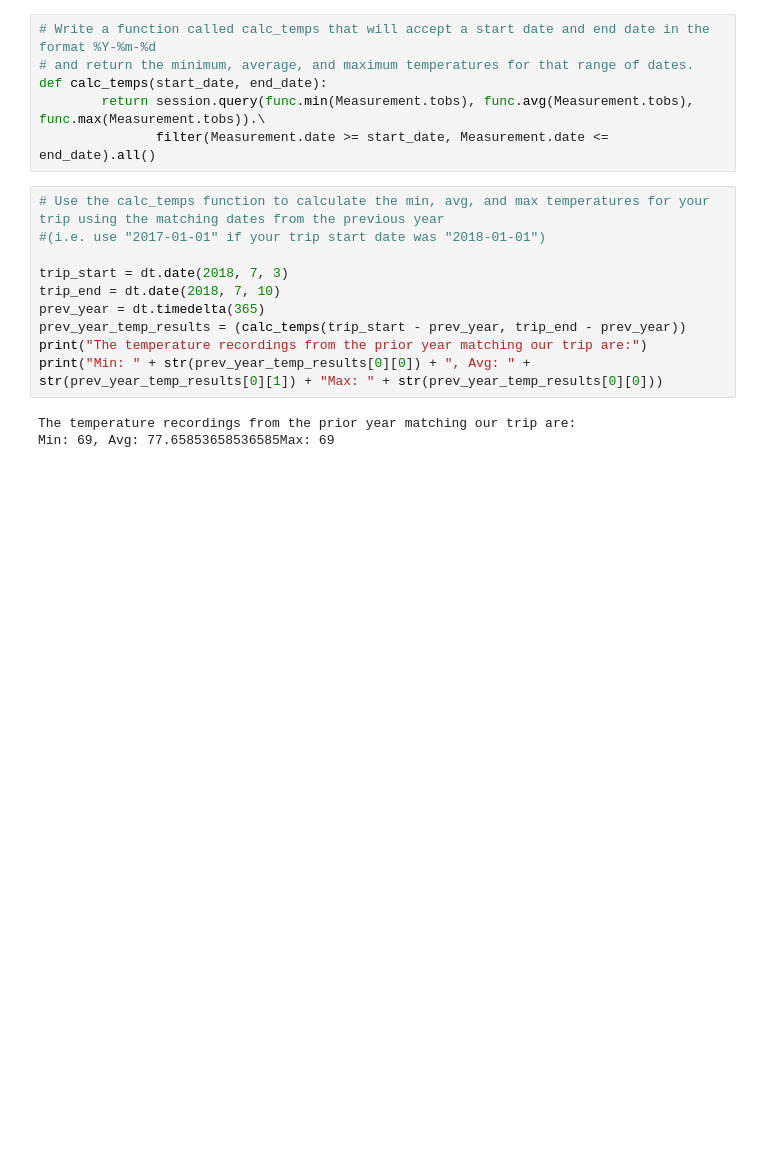
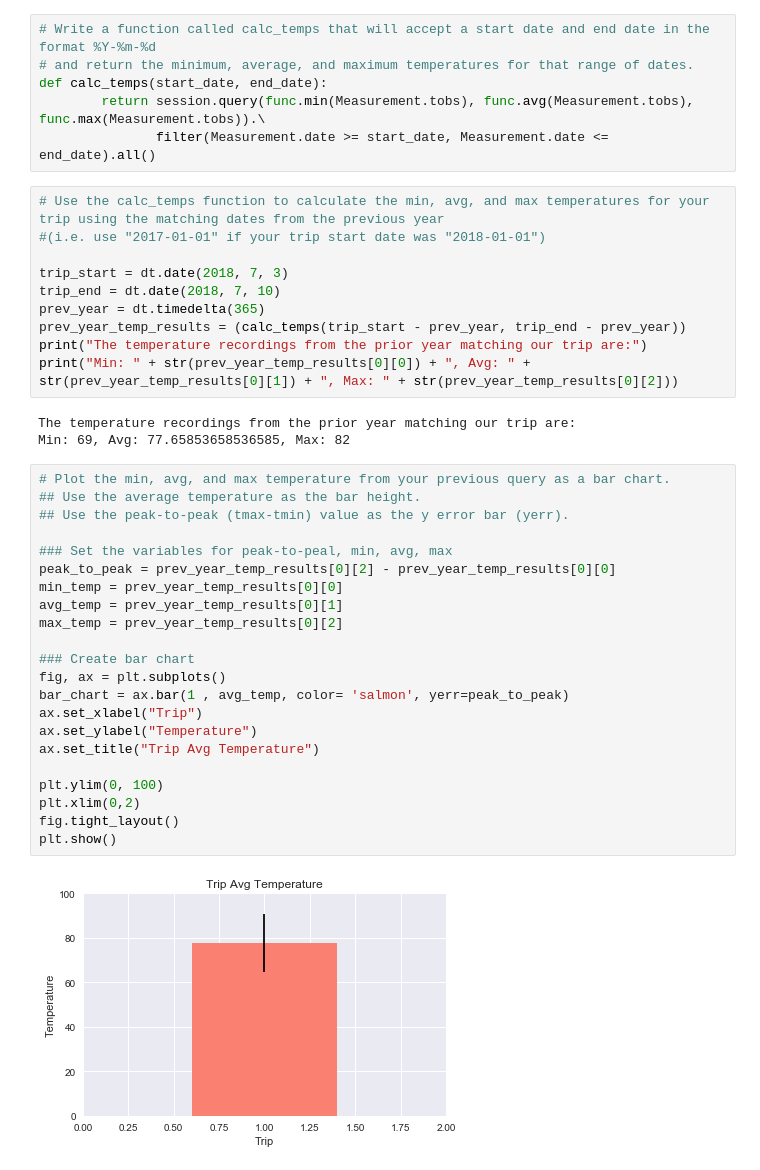
Before and after one commit to navbala/UT-Data-Analytics-Bootcamp, a Jupyter notebook: Homework/Adv Data Storage Retrieval/climate_analysis.ipynb, the cells around one changed output. Cells and saved outputs as stored; diff of their text form; blank space fills up the shorter version.

Commit message:
temperature analysis done

```diff
--- a/Homework/Adv Data Storage Retrieval/climate_analysis.ipynb
+++ b/Homework/Adv Data Storage Retrieval/climate_analysis.ipynb
@@ -189,7 +189,31 @@ trip_end = dt.date(2018, 7, 10)
 prev_year = dt.timedelta(365)
 prev_year_temp_results = (calc_temps(trip_start - prev_year, trip_end - prev_year))
 print("The temperature recordings from the prior year matching our trip are:")
-print("Min: " + str(prev_year_temp_results[0][0]) + ", Avg: " + str(prev_year_temp_results[0][1]) + "Max: " + str(prev_year_temp_results[0][0]))
+print("Min: " + str(prev_year_temp_results[0][0]) + ", Avg: " + str(prev_year_temp_results[0][1]) + ", Max: " + str(prev_year_temp_results[0][2]))
 # %% [output]
 The temperature recordings from the prior year matching our trip are:
-Min: 69, Avg: 77.65853658536585Max: 69
+Min: 69, Avg: 77.65853658536585, Max: 82
+# %%
+# Plot the min, avg, and max temperature from your previous query as a bar chart.
+## Use the average temperature as the bar height.
+## Use the peak-to-peak (tmax-tmin) value as the y error bar (yerr).
+
+### Set the variables for peak-to-peal, min, avg, max
+peak_to_peak = prev_year_temp_results[0][2] - prev_year_temp_results[0][0]
+min_temp = prev_year_temp_results[0][0]
+avg_temp = prev_year_temp_results[0][1]
+max_temp = prev_year_temp_results[0][2]
+
+### Create bar chart
+fig, ax = plt.subplots()
+bar_chart = ax.bar(1 , avg_temp, color= 'salmon', yerr=peak_to_peak)
+ax.set_xlabel("Trip")
+ax.set_ylabel("Temperature")
+ax.set_title("Trip Avg Temperature")
+
+plt.ylim(0, 100)
+plt.xlim(0,2)
+fig.tight_layout()
+plt.show()
+# %% [output]
+[figure, added]
```
Also changed, not shown: parts of 1 cell of this notebook.
